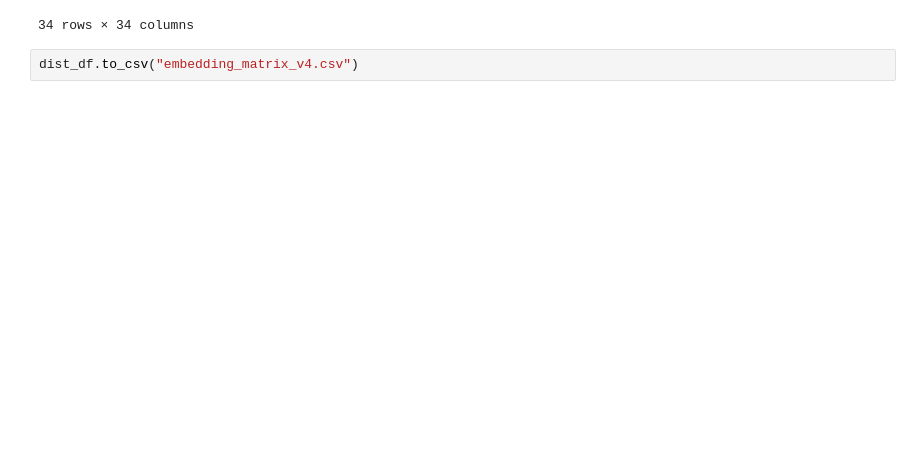
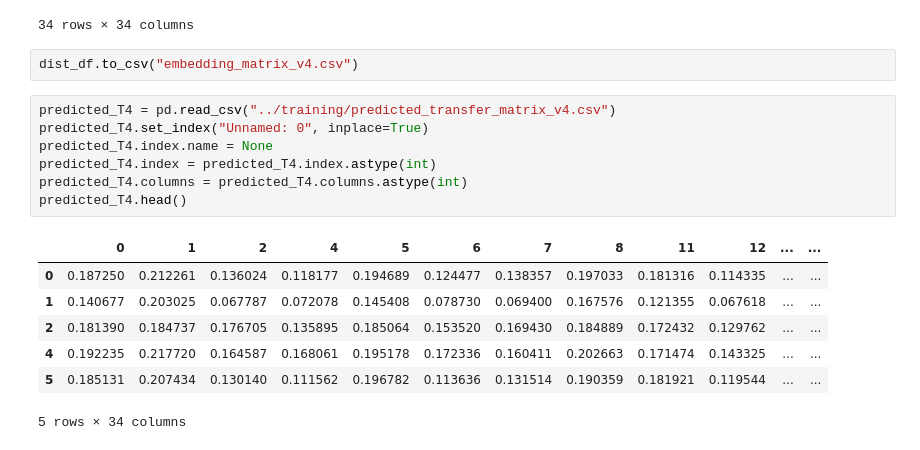
Before and after one commit to yashkher-123/transferability-through-representations, a Jupyter notebook: probing/v4_embedding_desc_corr_and_matrix.ipynb, the cells around one changed output. Drawn from its saved outputs; the diff is of its cells as text; blank space fills up the shorter version.

```diff
--- a/probing/v4_embedding_desc_corr_and_matrix.ipynb
+++ b/probing/v4_embedding_desc_corr_and_matrix.ipynb
@@ -244,3 +244,18 @@ dist_df
 34 rows × 34 columns
 # %%
 dist_df.to_csv("embedding_matrix_v4.csv")
+# %%
+predicted_T4 = pd.read_csv("../training/predicted_transfer_matrix_v4.csv")
+predicted_T4.set_index("Unnamed: 0", inplace=True)
+predicted_T4.index.name = None
+predicted_T4.index = predicted_T4.index.astype(int)
+predicted_T4.columns = predicted_T4.columns.astype(int)
+predicted_T4.head()
+# %% [output]
+|  | 0 | 1 | 2 | 4 | 5 | 6 | 7 | 8 | 11 | 12 | ... | ... |
+| 0 | 0.187250 | 0.212261 | 0.136024 | 0.118177 | 0.194689 | 0.124477 | 0.138357 | 0.197033 | 0.181316 | 0.114335 | ... | ... |
+| 1 | 0.140677 | 0.203025 | 0.067787 | 0.072078 | 0.145408 | 0.078730 | 0.069400 | 0.167576 | 0.121355 | 0.067618 | ... | ... |
+| 2 | 0.181390 | 0.184737 | 0.176705 | 0.135895 | 0.185064 | 0.153520 | 0.169430 | 0.184889 | 0.172432 | 0.129762 | ... | ... |
+| 4 | 0.192235 | 0.217720 | 0.164587 | 0.168061 | 0.195178 | 0.172336 | 0.160411 | 0.202663 | 0.171474 | 0.143325 | ... | ... |
+| 5 | 0.185131 | 0.207434 | 0.130140 | 0.111562 | 0.196782 | 0.113636 | 0.131514 | 0.190359 | 0.181921 | 0.119544 | ... | ... |
+5 rows × 34 columns
```
Also changed, not shown: parts of 1 cell of this notebook, 2 other files.
